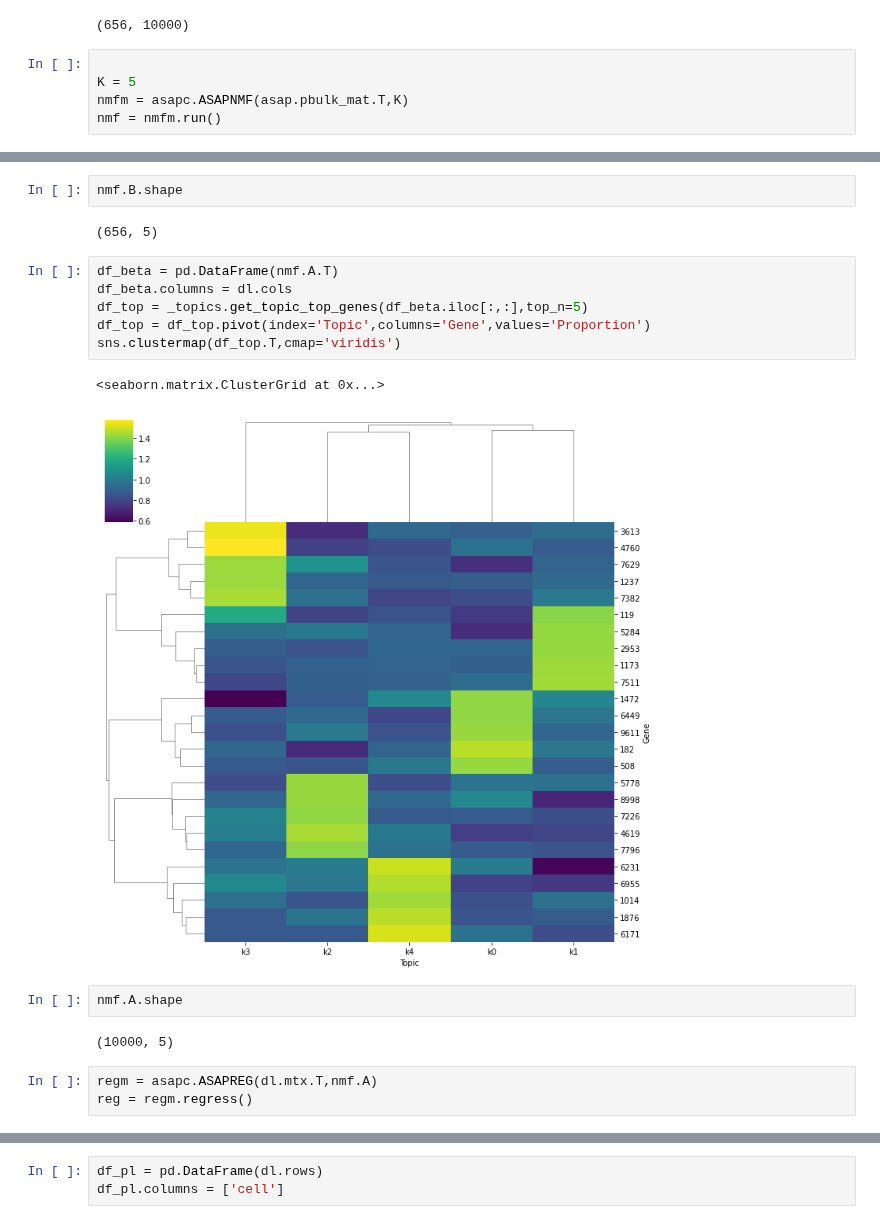
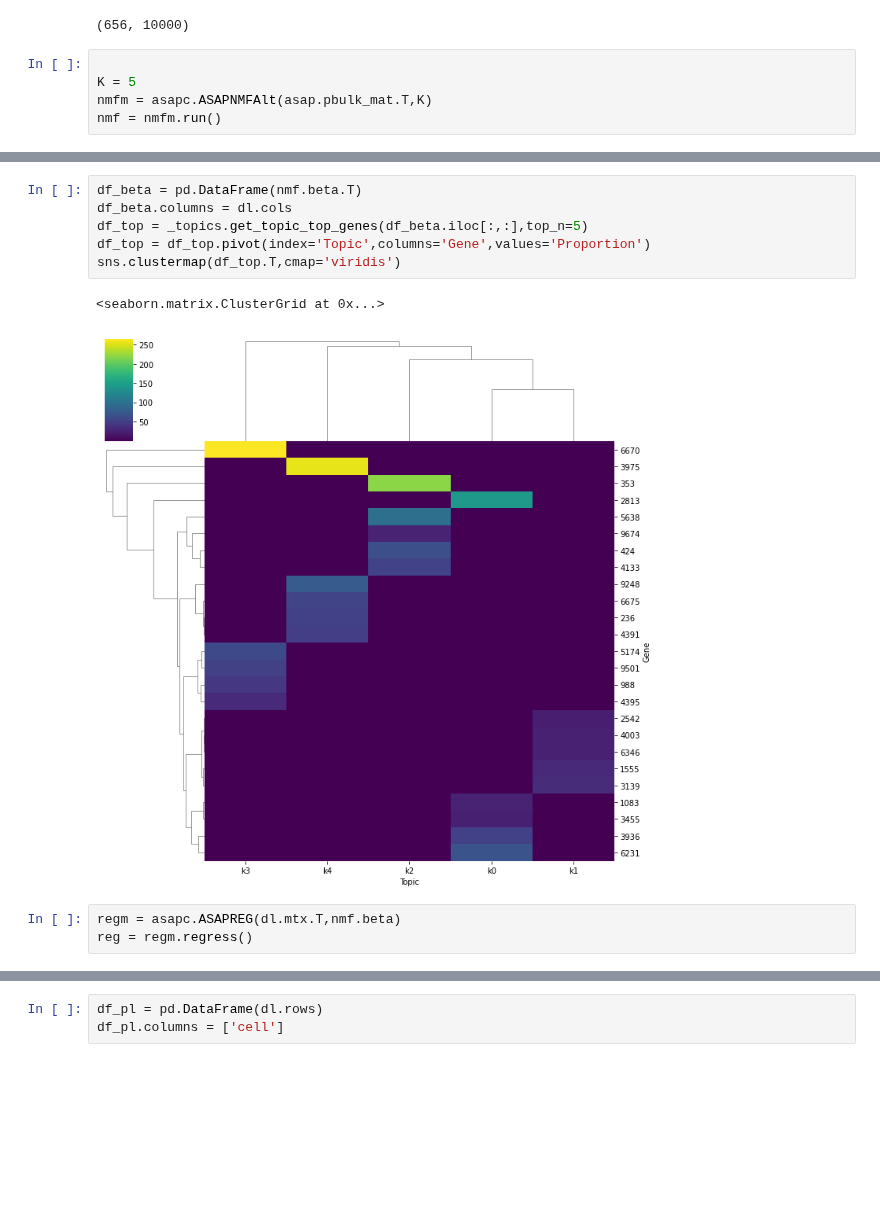
Before and after one commit to causalpathlab/asapp, a Jupyter notebook: examples/1_temp_data_asapc.ipynb, the cells around one changed output, grey strips where cells are left out. Saved outputs shown, nothing was run; the diff lists cells and outputs as text; blank space fills up the shorter version.

Commit message:
alternating model pass on test data

```diff
--- a/examples/1_temp_data_asapc.ipynb
+++ b/examples/1_temp_data_asapc.ipynb
@@ -51,5 +51,5 @@ asap.pbulk_mat.shape
 # %%
 
 K = 5
-nmfm = asapc.ASAPNMF(asap.pbulk_mat.T,K)
+nmfm = asapc.ASAPNMFAlt(asap.pbulk_mat.T,K)
 nmf = nmfm.run()
@@ -64,21 +62,13 @@ plt.legend()
-# %%
-nmf.B.shape
-# %% [output]
-(656, 5)
 # %%
-df_beta = pd.DataFrame(nmf.A.T)
+df_beta = pd.DataFrame(nmf.beta.T)
 df_beta.columns = dl.cols
 df_top = _topics.get_topic_top_genes(df_beta.iloc[:,:],top_n=5)
 df_top = df_top.pivot(index='Topic',columns='Gene',values='Proportion')
 sns.clustermap(df_top.T,cmap='viridis')
 # %% [output]
 <seaborn.matrix.ClusterGrid at 0x...>
-[figure, old version]
+[figure, new version]
-# %%
-nmf.A.shape
-# %% [output]
-(10000, 5)
 # %%
-regm = asapc.ASAPREG(dl.mtx.T,nmf.A)
+regm = asapc.ASAPREG(dl.mtx.T,nmf.beta)
 reg = regm.regress()
 # %%
```
Also changed, not shown: parts of 5 cells of this notebook, 9 other files.
